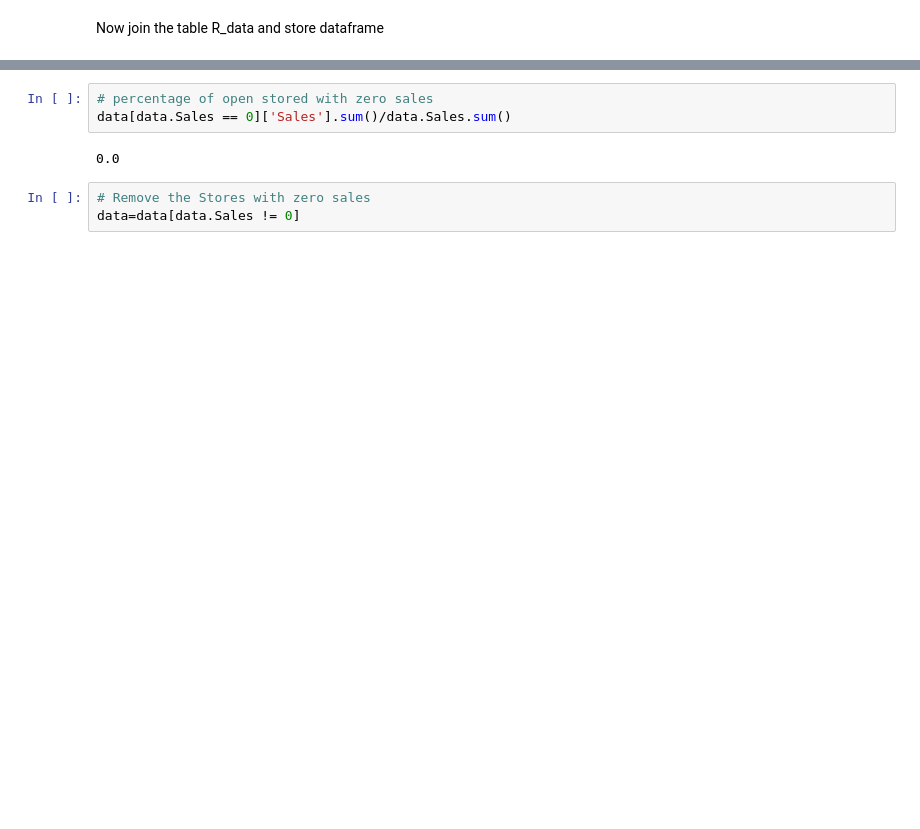
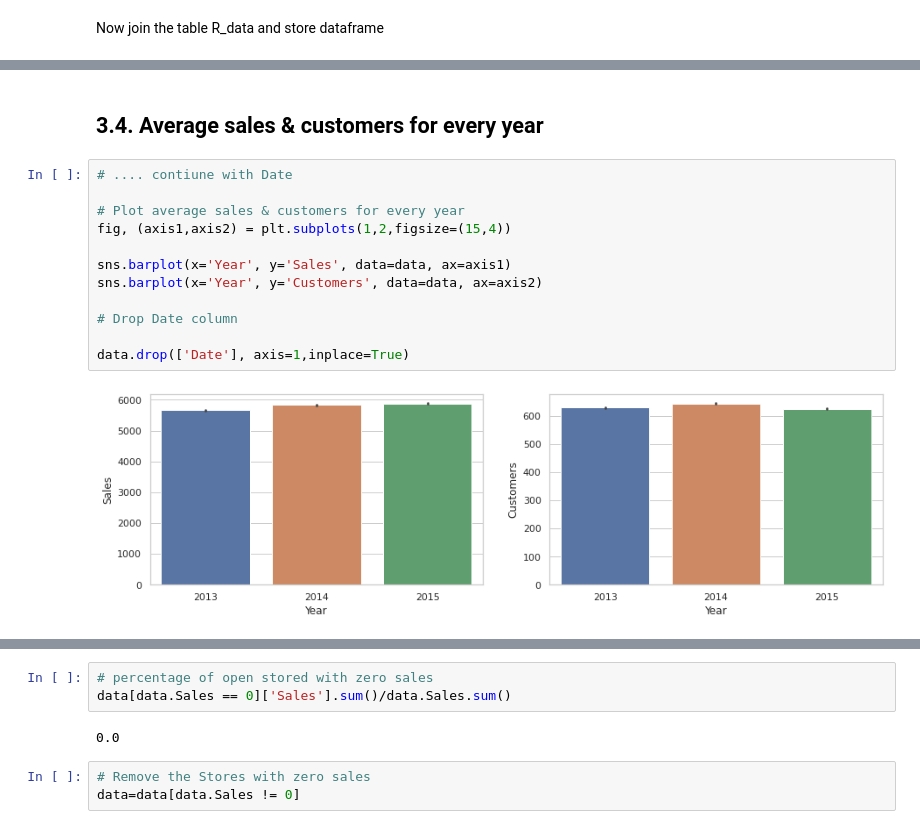
Before and after one commit to AjitVarpe/AjitVarpe, a Jupyter notebook: Rossmann_Sales_Prediction_Capstone_Project_ipynb.ipynb, the cells around one changed output, grey strips where cells are left out. Drawn from its saved outputs; the diff is of its cells as text; blank space fills up the shorter version.

```diff
--- a/Rossmann_Sales_Prediction_Capstone_Project_ipynb.ipynb
+++ b/Rossmann_Sales_Prediction_Capstone_Project_ipynb.ipynb
@@ -330,0 +493,16 @@ dtype: int64
+# %% [markdown]
+## 3.4. Average sales & customers for every year
+# %%
+# .... contiune with Date
+
+# Plot average sales & customers for every year
+fig, (axis1,axis2) = plt.subplots(1,2,figsize=(15,4))
+
+sns.barplot(x='Year', y='Sales', data=data, ax=axis1)
+sns.barplot(x='Year', y='Customers', data=data, ax=axis2)
+
+# Drop Date column
+
+data.drop(['Date'], axis=1,inplace=True)
+# %% [output]
+[figure, added]
```
Also changed, not shown: parts of 203 cells of this notebook.
